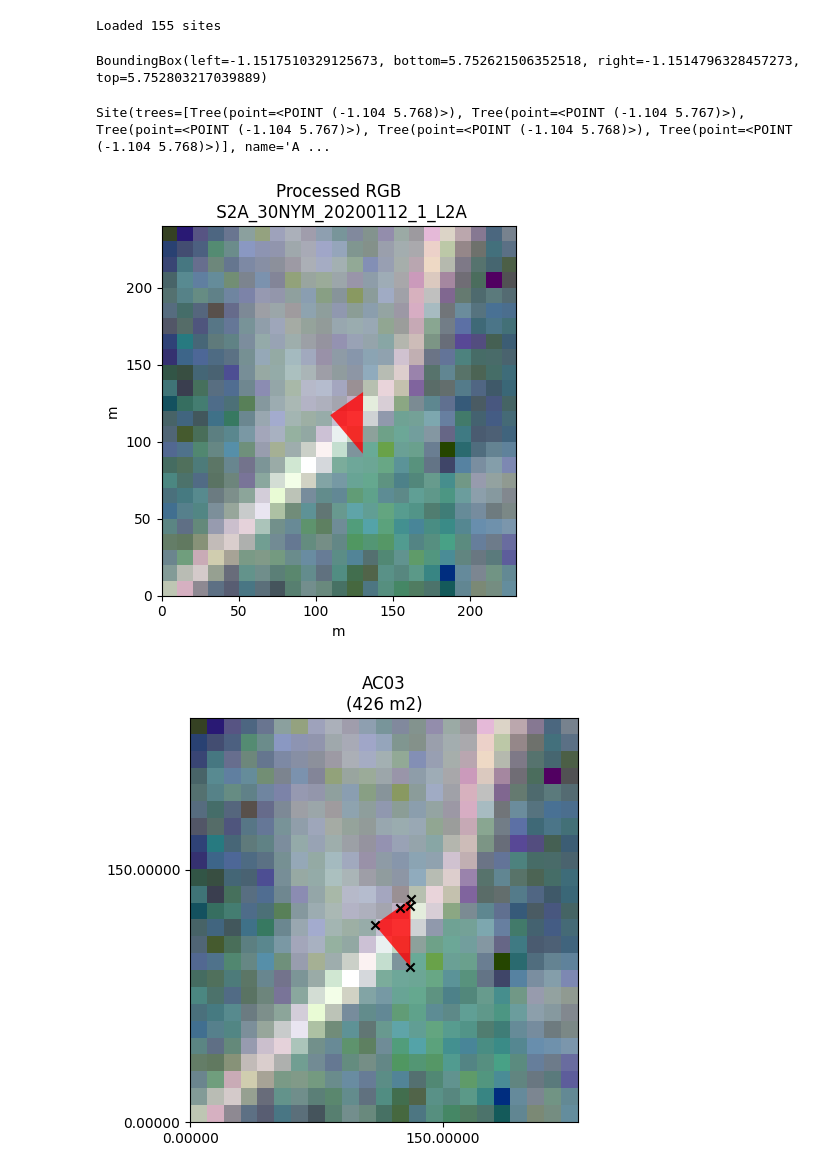
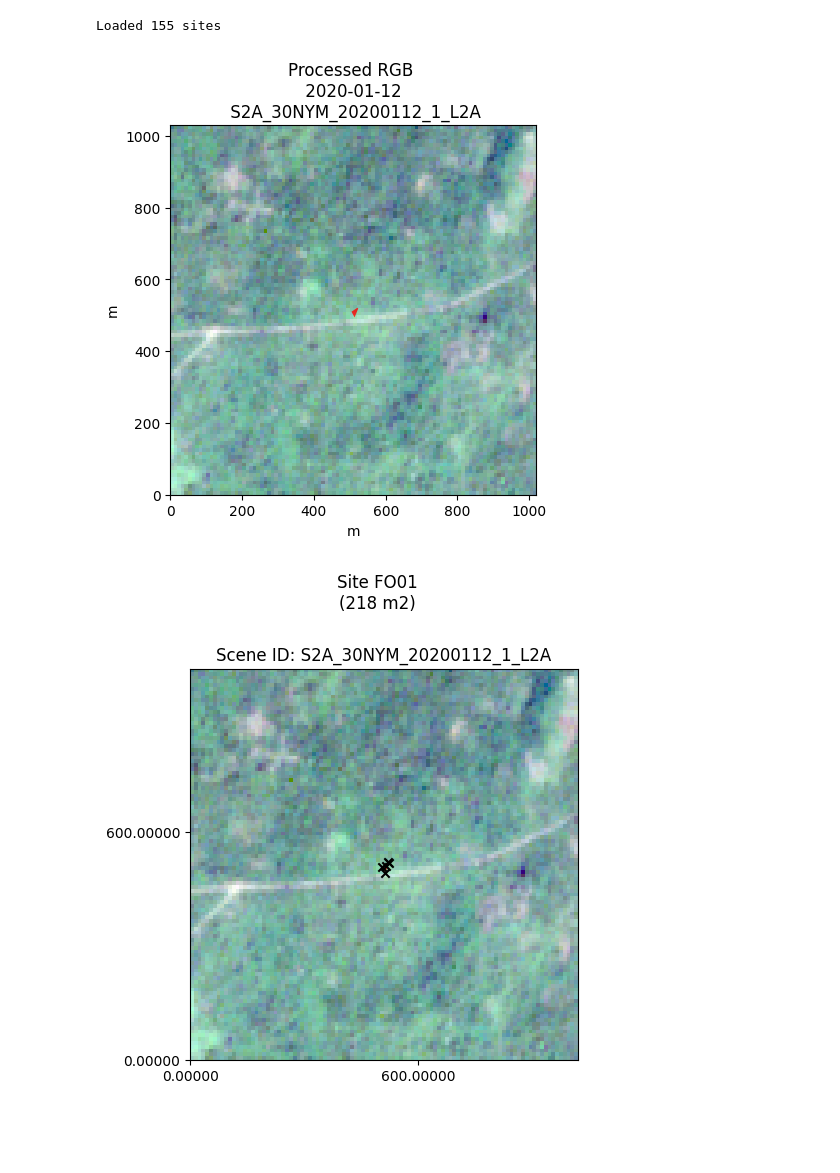
Before and after one commit to arthurgassner-synotis/forestero-skymap-poc, a Jupyter notebook: nb/4-sentinel-plot.ipynb, the cells around one changed output. Saved outputs shown, nothing was run; the diff lists cells and outputs as text; code cells hidden in the pictures; blank space fills up the shorter version.

```diff
--- a/nb/4-sentinel-plot.ipynb
+++ b/nb/4-sentinel-plot.ipynb
@@ -22,21 +22,14 @@ sites = joblib.load(SILVER_FOLDERPATH / "enriched-sites.pkl")
 print(f"Loaded {len(sites)} sites")
 # %% [output]
 Loaded 155 sites
-# %%
-sites[1].cropped_sentinel_scenes[0].bounds
-# %% [output]
-BoundingBox(left=-1.1517510329125673, bottom=5.752621506352518, right=-1.1514796328457273, top=5.752803217039889)
-# %%
-s = sites[2]
-ss = s.sentinel_scenes[0]
-s
-# %% [output]
-Site(trees=[Tree(point=<POINT (-1.104 5.768)>), Tree(point=<POINT (-1.104 5.767)>), Tree(point=<POINT (-1.104 5.767)>), Tree(point=<POINT (-1.104 5.768)>), Tree(point=<POINT (-1.104 5.768)>)], name='A ...
+# %%
+s = [e for e in sites if e.name == "FO01"][0]
+ss = s.sentinel_scenes[0]
 # %%
-ss.plot(s.polygon, padding_m=100)
+ss.plot(s.polygon, padding_m=500)
 # %% [output]
-[figure, old version]
+[figure, new version]
 # %%
-s.plot_over_scenes()
+s.plot_over_scenes(padding_m=500)
 # %% [output]
-[figure, old version]
+[figure, new version]
```
Also changed, not shown: 3 other files.
